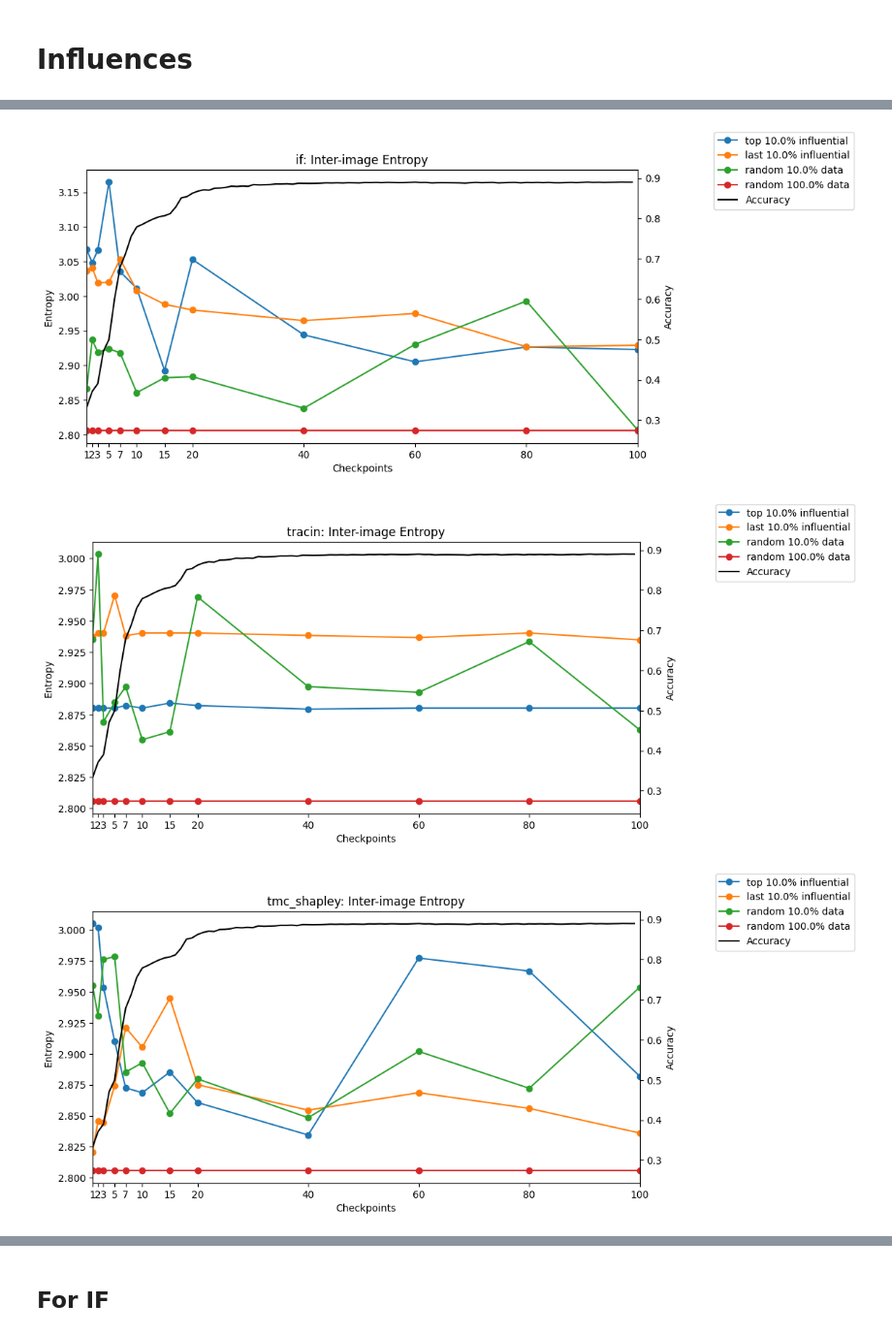
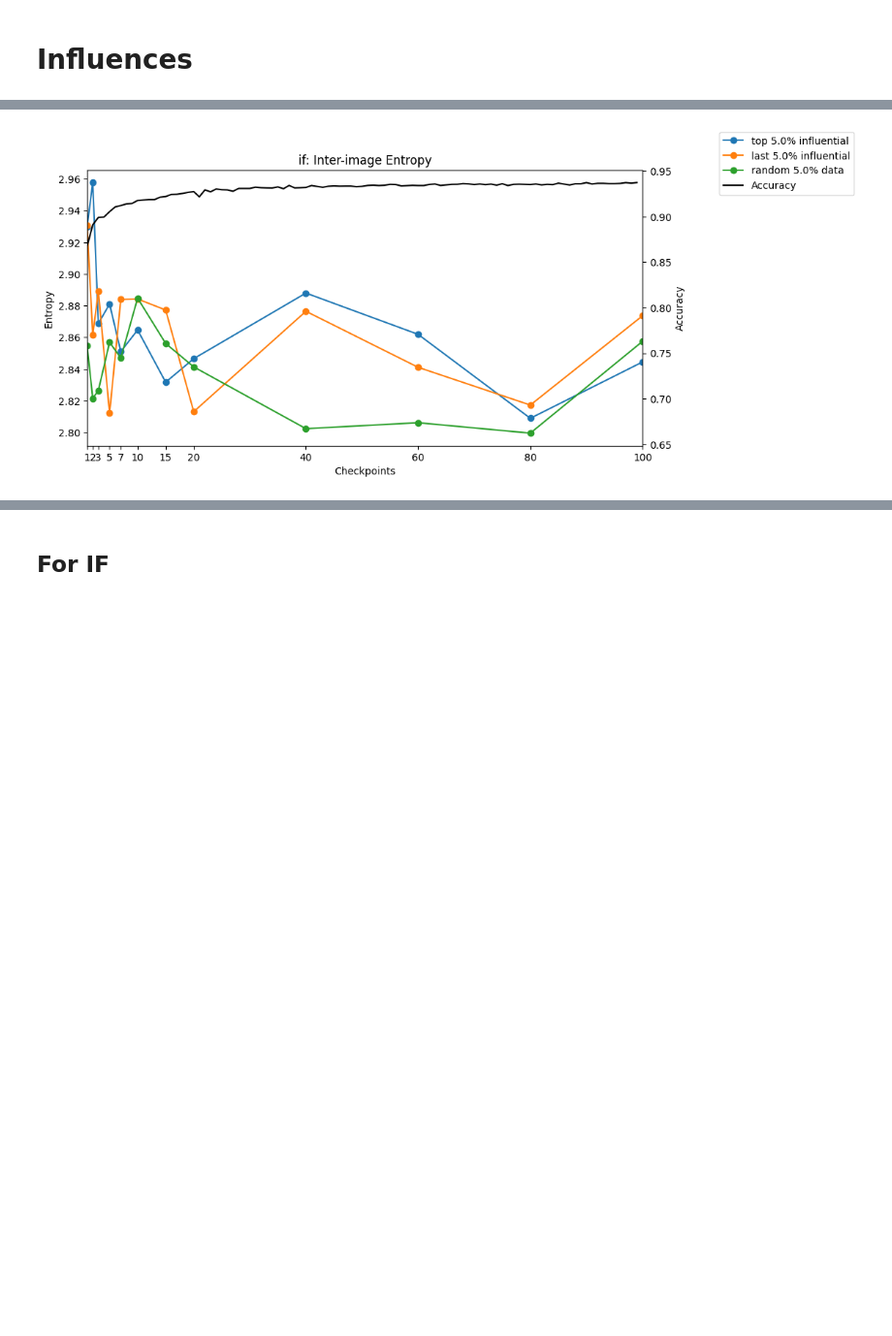
Before and after one commit to Rachelcoll/EULoInf, a Jupyter notebook: noteboooks/01_nn_models.ipynb, the cells around one changed output, grey strips where cells are left out. Shown at 97% size. Drawn from its saved outputs; the diff is of its cells as text; code cells hidden in the pictures; blank space fills up the shorter version.

```diff
--- a/noteboooks/01_nn_models.ipynb
+++ b/noteboooks/01_nn_models.ipynb
@@ -60,7 +63,7 @@ transform = transforms.Compose([
     transforms.ToTensor(),
     transforms.Lambda(lambda x: x.view(-1))
 ])
-subset_indices = torch.load(f"{dir_subset}/mnist_train_subset_indices.pt")
+subset_indices = torch.load(f"{dir_subset}/train_subset_indices.pt")
 mnist_train = datasets.MNIST(dir_data, train=True, download=False, transform=transform)
 mnist_train = Subset(mnist_train, subset_indices)
 # %%
@@ -85,11 +88,11 @@ num_data = len(mnist_train)
 checkpoints_filepaths = [os.path.join(dir_ckpt, "DigitNet", f"DigitNet_epoch_{epoch}_{epoch/num_epochs}.pth") for epoch in checkpoint_labels]
 
 mnist_influence_if = save_objs_dict["influences_if"]
-mnist_influence_tracin = save_objs_dict["influences_tracin"]
-mnist_influence_tmc_shapley = save_objs_dict["influences_tmc_shapley"]
+# mnist_influence_tracin = save_objs_dict["influences_tracin"]
+# mnist_influence_tmc_shapley = save_objs_dict["influences_tmc_shapley"]
 
-scoring_methods = ["if", "tracin", "tmc_shapley"]
-influences_methods = [mnist_influence_if, mnist_influence_tracin, mnist_influence_tmc_shapley]
+scoring_methods = ["if"]
+influences_methods = [mnist_influence_if]
 
 validate_dict, rand_dict = create_influences_dict(save_objs_dict, checkpoint_labels, scoring_methods=scoring_methods)
 # %%
@@ -137,6 +136,6 @@ for i in range(len(scoring_methods)):
 # %%
-# p = 0.01
-p = 0.1
+p = 0.05
+# p = 0.1
 embeds_dict = generate_embed_dict(p)
 for i in range(len(scoring_methods)):
     topinf_int_distances = create_inf_int_distances(embeds_dict[scoring_methods[i]]["top"])
@@ -148,7 +147,7 @@ for i in range(len(scoring_methods)):
         "title": f"{scoring_methods[i]}: Internal Euclidean Distance",
         "y_label": "inter-distance",
         "data": [topinf_int_distances, lastinf_int_distances, rand_int_distances],
-        "legend_labels": [f"top {p*100}% influential", f"last {p*100}% influential", f"random {p*100}% data", f"random {p*100*10}% data"]
+        "legend_labels": [f"top {p*100}% influential", f"last {p*100}% influential", f"random {p*100}% data"]
     }
     plot_var_acc_legends(x_vals, checkpoint_labels, accuracies, **kwargs)
 # %% [output]
@@ -175,21 +170,19 @@ for i in range(len(scoring_methods)):
 # %%
 for i in range(len(scoring_methods)):
     topinf_entropies = create_inter_entropies(embeds_dict[scoring_methods[i]]["top"])
     lastinf_pw_entropies = create_inter_entropies(embeds_dict[scoring_methods[i]]["last"])
     rand_pw_entropies = create_inter_entropies(embeds_dict[scoring_methods[i]]["random"])
-    rand_pw_large_entropies = create_inter_entropies(embeds_dict[scoring_methods[i]]["random_large"])
+    # rand_pw_large_entropies = create_inter_entropies(embeds_dict[scoring_methods[i]]["random_large"])
 
     kwargs = {
         "title": f"{scoring_methods[i]}: Inter-image Entropy",
         "y_label": "Entropy",
-        "data": [topinf_entropies, lastinf_pw_entropies, rand_pw_entropies, rand_pw_large_entropies],
-        "legend_labels": [f"top {p*100}% influential", f"last {p*100}% influential", f"random {p*100}% data", f"random {p*100*10}% data"]
+        "data": [topinf_entropies, lastinf_pw_entropies, rand_pw_entropies],
+        "legend_labels": [f"top {p*100}% influential", f"last {p*100}% influential", f"random {p*100}% data"]
     }
     plot_var_acc_legends(x_vals, checkpoint_labels, accuracies, **kwargs)
 # %% [output]
-[figure, old version]
+[figure, new version]
-[figure, removed]
-[figure, removed]
 # %%
 for i in range(len(scoring_methods)):
     topinf_entropies = create_inner_entropies(embeds_dict[scoring_methods[i]]["top"])
```
Also changed, not shown: parts of 19 cells of this notebook, 13 other files.
